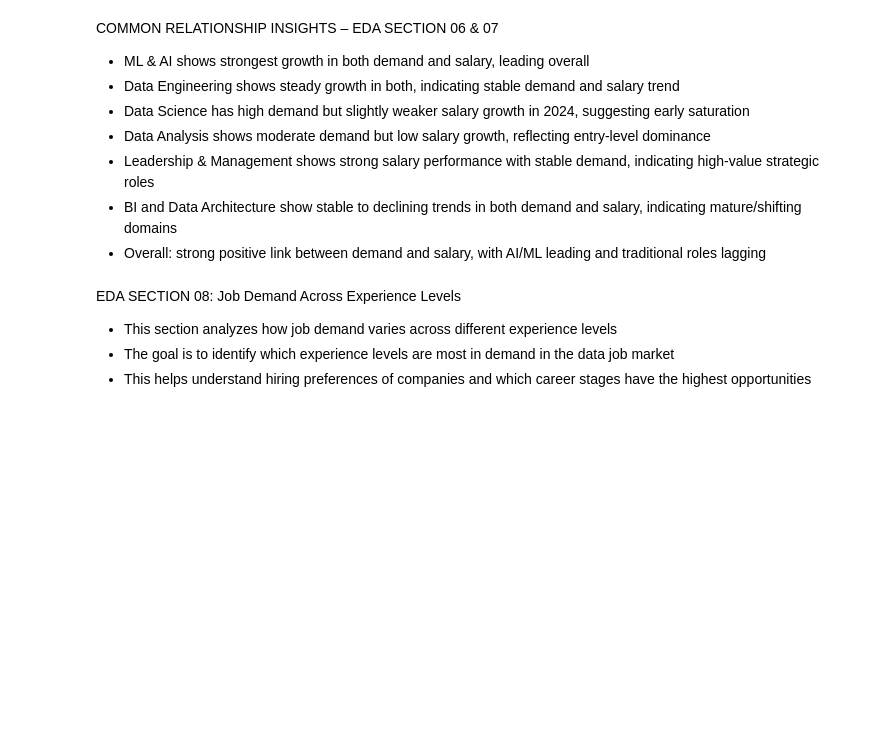
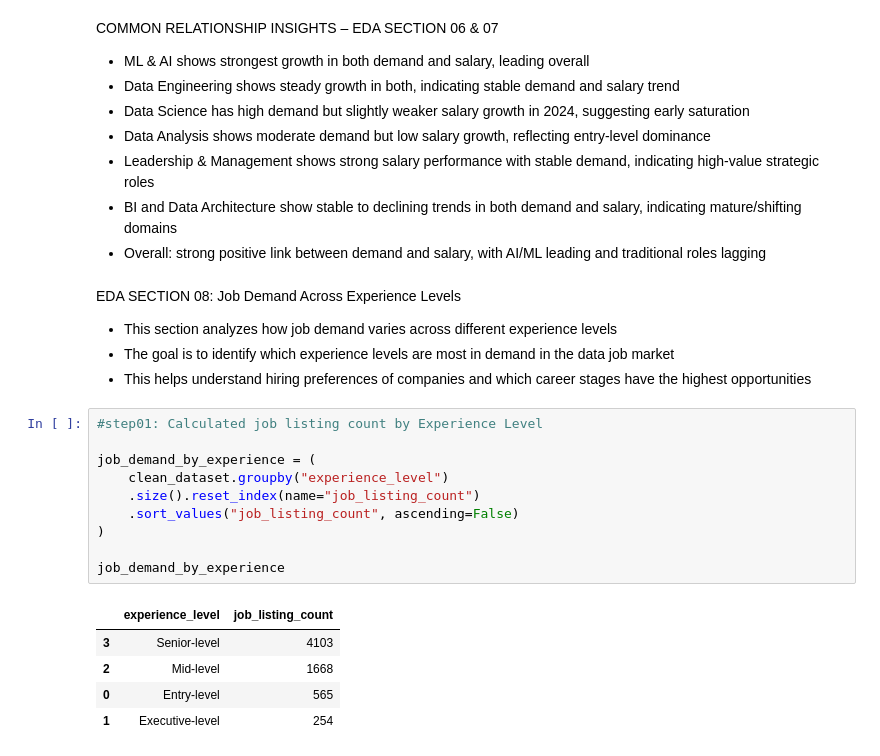
Before and after one commit to Chauhanekta21/Data_Job_Market_Analysis, a Jupyter notebook: main_file.ipynb, the cells around one changed output. Cells and saved outputs as stored; diff of their text form; blank space fills up the shorter version.

```diff
--- a/main_file.ipynb
+++ b/main_file.ipynb
@@ -1127,3 +1127,19 @@ EDA SECTION 08: Job Demand Across Experience Levels
 - This section analyzes how job demand varies across different experience levels
 - The goal is to identify which experience levels are most in demand in the data job market
 - This helps understand hiring preferences of companies and which career stages have the highest opportunities
+# %%
+#step01: Calculated job listing count by Experience Level
+
+job_demand_by_experience = (
+    clean_dataset.groupby("experience_level")
+    .size().reset_index(name="job_listing_count")
+    .sort_values("job_listing_count", ascending=False)
+)
+
+job_demand_by_experience
+# %% [output]
+|  | experience_level | job_listing_count |
+| 3 | Senior-level | 4103 |
+| 2 | Mid-level | 1668 |
+| 0 | Entry-level | 565 |
+| 1 | Executive-level | 254 |
```
Also changed, not shown: parts of 1 cell of this notebook.
